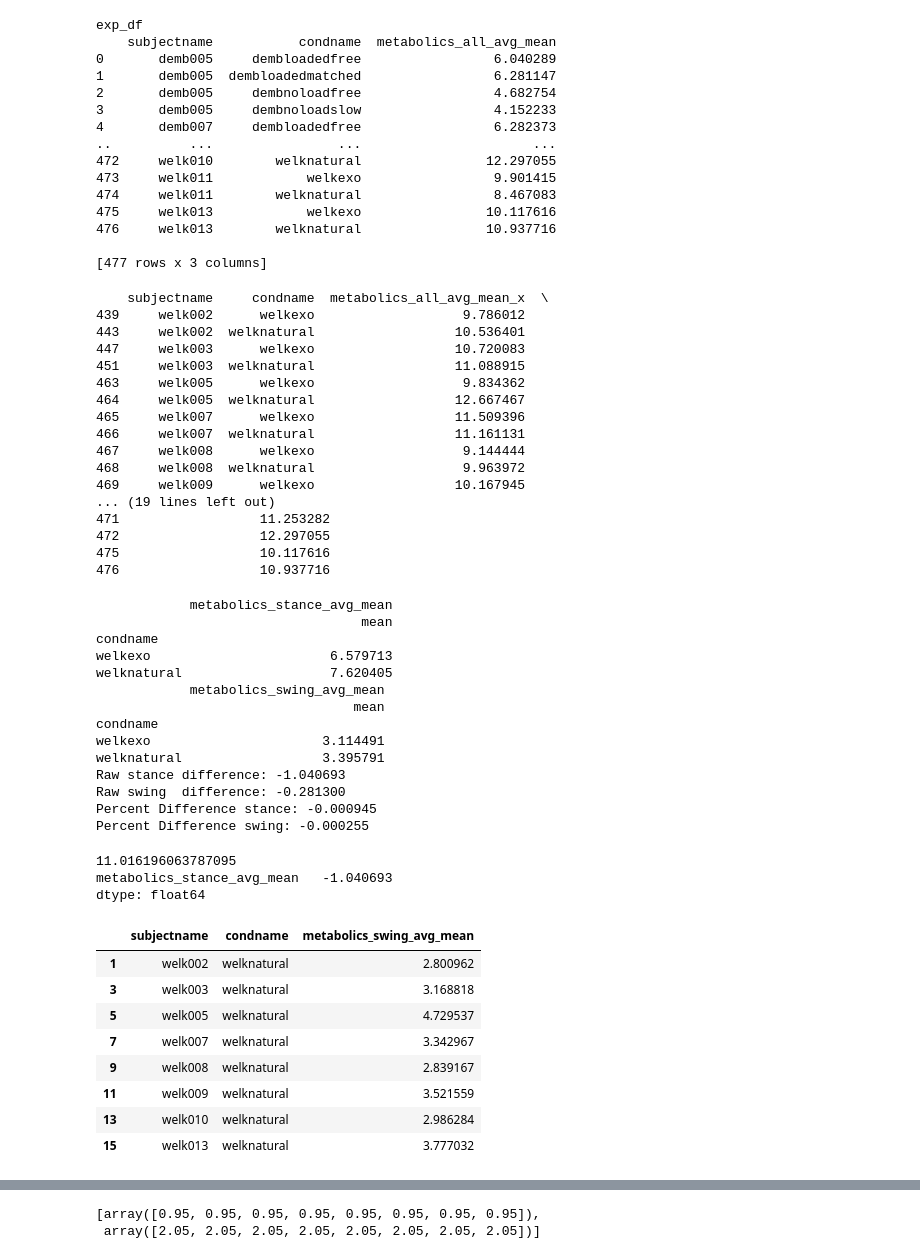
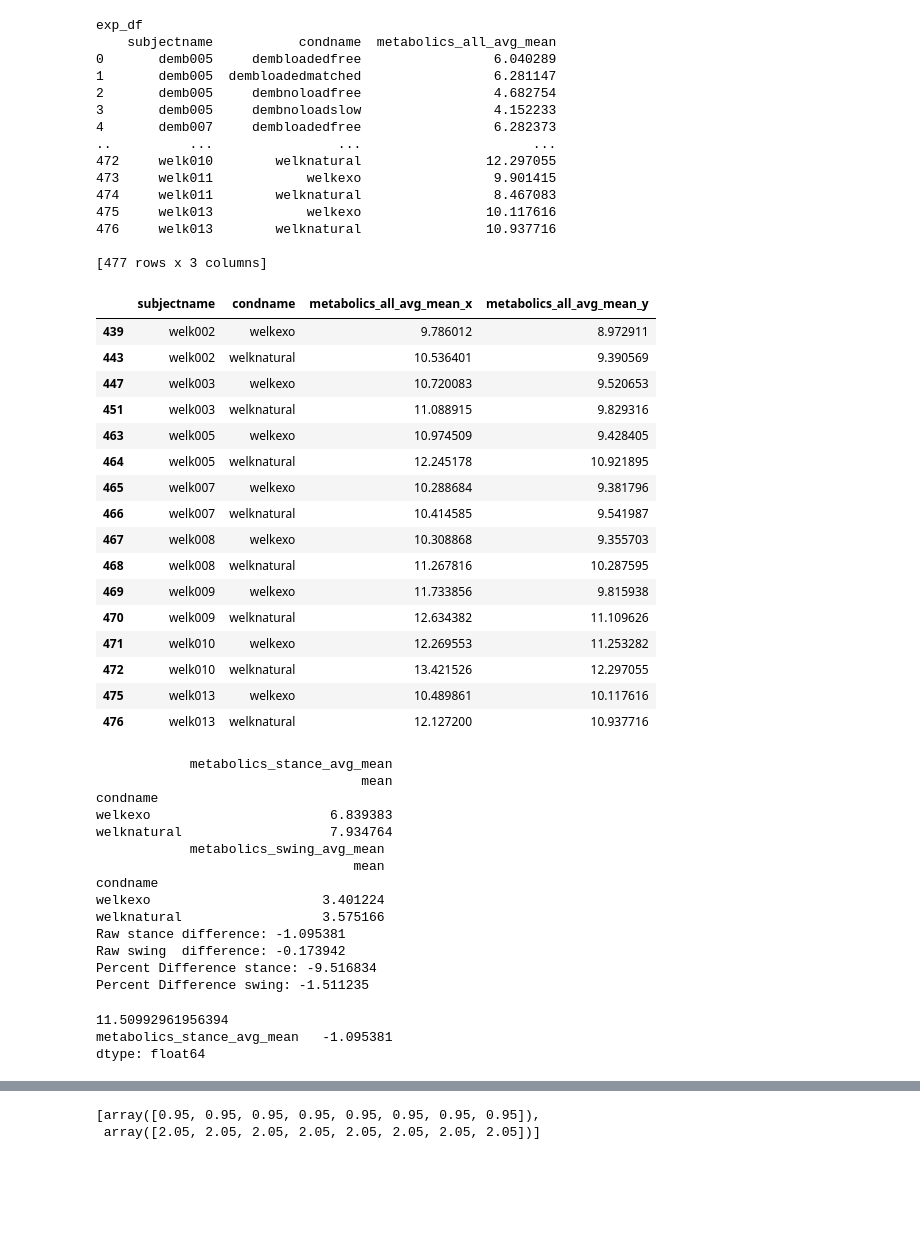
Before and after one commit to stingjp/muscleEnergyModel, a Jupyter notebook: plotting_stancevswing.ipynb, the cells around one changed output, grey strips where cells are left out. Drawn from its saved outputs; the diff is of its cells as text; code cells hidden in the pictures; blank space fills up the shorter version.

```diff
--- a/plotting_stancevswing.ipynb
+++ b/plotting_stancevswing.ipynb
@@ -157,31 +157,31 @@ exp_df
 # %%
 
 # trials included
 # both_df = pd.merge(test_df, exp_df, how='right', on=['subjectname','condname','trialname'])
 # averaged on trials too
 both_df = pd.merge(test_df, exp_df, how='right', on=['subjectname','condname'])
 pd.set_option('display.max_rows',None) #,'display.max_columns',None)
 
 bothtrim_df = both_df.dropna()
-print(bothtrim_df)
+bothtrim_df
 # %% [output]
-    subjectname     condname  metabolics_all_avg_mean_x  \
-439     welk002      welkexo                   9.786012
-443     welk002  welknatural                  10.536401
-447     welk003      welkexo                  10.720083
-451     welk003  welknatural                  11.088915
-463     welk005      welkexo                   9.834362
-464     welk005  welknatural                  12.667467
-465     welk007      welkexo                  11.509396
-466     welk007  welknatural                  11.161131
-467     welk008      welkexo                   9.144444
-468     welk008  welknatural                   9.963972
-469     welk009      welkexo                  10.167945
-... (19 lines left out)
-471                  11.253282
-472                  12.297055
-475                  10.117616
-476                  10.937716
+|  | subjectname | condname | metabolics_all_avg_mean_x | metabolics_all_avg_mean_y |
+| 439 | welk002 | welkexo | 9.786012 | 8.972911 |
+| 443 | welk002 | welknatural | 10.536401 | 9.390569 |
+| 447 | welk003 | welkexo | 10.720083 | 9.520653 |
+| 451 | welk003 | welknatural | 11.088915 | 9.829316 |
+| 463 | welk005 | welkexo | 10.974509 | 9.428405 |
+| 464 | welk005 | welknatural | 12.245178 | 10.921895 |
+| 465 | welk007 | welkexo | 10.288684 | 9.381796 |
+| 466 | welk007 | welknatural | 10.414585 | 9.541987 |
+| 467 | welk008 | welkexo | 10.308868 | 9.355703 |
+| 468 | welk008 | welknatural | 11.267816 | 10.287595 |
+| 469 | welk009 | welkexo | 11.733856 | 9.815938 |
+| 470 | welk009 | welknatural | 12.634382 | 11.109626 |
+| 471 | welk010 | welkexo | 12.269553 | 11.253282 |
+| 472 | welk010 | welknatural | 13.421526 | 12.297055 |
+| 475 | welk013 | welkexo | 10.489861 | 10.117616 |
+| 476 | welk013 | welknatural | 12.127200 | 10.937716 |
 # %%
 ### going to make a print out of the actual reductions for swing and stance, as well as percent
 # grab the raw differences between them
@@ -200,9 +200,13 @@ stances_natural = stance_df.loc[stance_df['condname'] == 'welknatural']
 # get the average raw differences for both stance and swing - check with above
 stance_change = np.mean(stances_exo) - np.mean(stances_natural)
 swing_change = np.mean(swings_exo) - np.mean(swings_natural)
+
+# need to figure out how I want to do the percents - change scaled by whole body, or by split costs??
+# I think it might be best to do it with respect to the full body cost - keeps it comparable
+
 # now to get the percent changes for stance and swing
-stance_perc_change = (np.mean(stances_exo) - np.mean(stances_natural)) / (np.sum([np.mean(stances_natural), np.mean(swings_natural)]) * 100)
-swing_perc_change = (np.mean(swings_exo) - np.mean(swings_natural)) / (np.sum([np.mean(stances_natural), np.mean(swings_natural)]) * 100)
+stance_perc_change = (np.mean(stances_exo) - np.mean(stances_natural)) / np.sum([np.mean(stances_natural), np.mean(swings_natural)]) * 100
+swing_perc_change = (np.mean(swings_exo) - np.mean(swings_natural)) / np.sum([np.mean(stances_natural), np.mean(swings_natural)]) * 100
 
 # stance_perc_change
 
@@ -215,33 +219,29 @@ print('Percent Difference swing: %f' % swing_perc_change)
             metabolics_stance_avg_mean
                                   mean
 condname
-welkexo                       6.579713
-welknatural                   7.620405
+welkexo                       6.839383
+welknatural                   7.934764
             metabolics_swing_avg_mean
                                  mean
 condname
-welkexo                      3.114491
-welknatural                  3.395791
-Raw stance difference: -1.040693
-Raw swing  difference: -0.281300
-Percent Difference stance: -0.000945
-Percent Difference swing: -0.000255
+welkexo                      3.401224
+welknatural                  3.575166
+Raw stance difference: -1.095381
+Raw swing  difference: -0.173942
+Percent Difference stance: -9.516834
+Percent Difference swing: -1.511235
 # %%
 print(np.sum([np.mean(stances_natural), np.mean(swings_natural)]))
 print((np.mean(stances_exo) - np.mean(stances_natural)))
 
 
-swings_natural
+# print(swings_natural)
+# print(swings_exo)
+
+
+# print(stances_natural)
+# print(stances_exo)
 # %% [output]
-11.016196063787095
-metabolics_stance_avg_mean   -1.040693
+11.50992961956394
+metabolics_stance_avg_mean   -1.095381
 dtype: float64
-|  | subjectname | condname | metabolics_swing_avg_mean |
-| 1 | welk002 | welknatural | 2.800962 |
-| 3 | welk003 | welknatural | 3.168818 |
-| 5 | welk005 | welknatural | 4.729537 |
-| 7 | welk007 | welknatural | 3.342967 |
-| 9 | welk008 | welknatural | 2.839167 |
-| 11 | welk009 | welknatural | 3.521559 |
-| 13 | welk010 | welknatural | 2.986284 |
-| 15 | welk013 | welknatural | 3.777032 |
```
Also changed, not shown: parts of 12 cells of this notebook, 1 other file.
